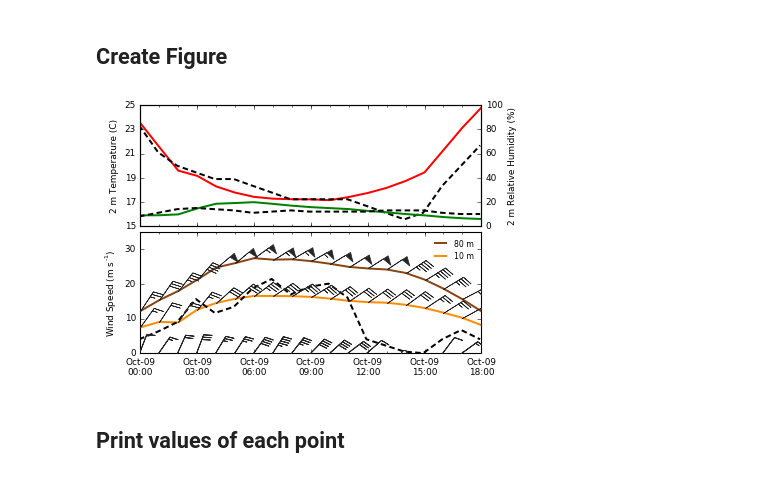
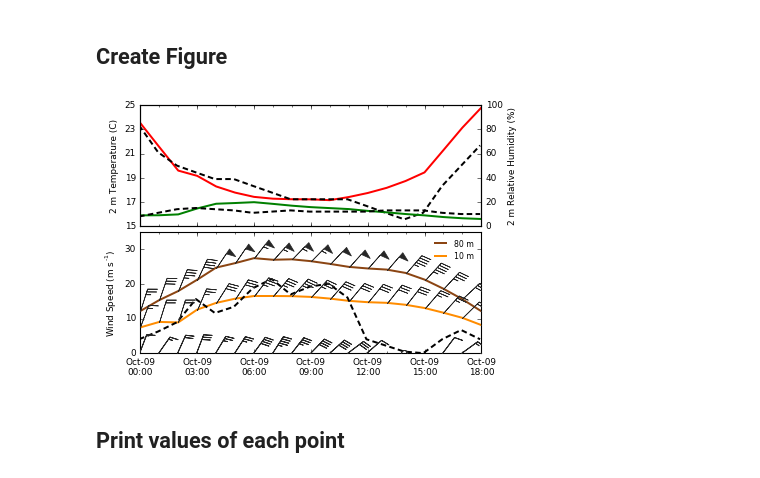
Before and after one commit to blaylockbk/pyBKB_v2, a Jupyter notebook: publications/OSG_Paper/Fig_03_Single_HRRR_forecast_with_MesoWest.ipynb, the cells around one changed output. Cells and saved outputs as stored; diff of their text form; code cells hidden in the pictures.

```diff
--- a/publications/OSG_Paper/Fig_03_Single_HRRR_forecast_with_MesoWest.ipynb
+++ b/publications/OSG_Paper/Fig_03_Single_HRRR_forecast_with_MesoWest.ipynb
@@ -90,17 +77,0 @@ def get_forecasts(fxx):
-# %%
-# Model run time
-DATE = datetime(2017, 10, 9, 0)
-
-# Get HRRR Forecast.
-#Pluck point from each forecasted grid using multiprocessing for faster retrieval.
-num_proc = multiprocessing.cpu_count()
-
-# Store values in a "pollywog"
-variables = ['TMP:2 m', 'RH:2 m', 'UGRD:10 m', 'VGRD:10 m', 'UGRD:80 m', 'VGRD:80 m']
-pollywogs = {}
-for i, var in enumerate(variables):
-    timer = datetime.now()
-    p = multiprocessing.Pool(num_proc)
-    pollywogs[var] = np.array(p.map(get_forecasts, range(19)))
-    p.close()
-    print 'Finished %02d/%02d in %s seconds \t %s' % (i+1, len(variables), (datetime.now()-timer).seconds, var)
@@ -113,0 +78,8 @@ Finished 06/06 in 2 seconds      VGRD:80 m
+# %%
+# Model run time
+DATE = datetime(2017, 10, 9, 0)
+
+TMP = point_hrrr_pollywog(DATE, 'TMP:2 m', lat=MWlat, lon=MWlon, verbose=False)
+RH = point_hrrr_pollywog(DATE, 'RH:2 m', lat=MWlat, lon=MWlon, verbose=False)
+UV10 = point_hrrr_pollywog(DATE, 'UVGRD:10 m', lat=MWlat, lon=MWlon, verbose=False)
+UV80 = point_hrrr_pollywog(DATE, 'UVGRD:80 m', lat=MWlat, lon=MWlon, verbose=False)
@@ -125,7 +102,7 @@ MWu, MWv = wind_spddir_to_uv(a['wind_speed'], a['wind_direction'])
 fig, (ax1, ax2) = plt.subplots(2, 1, sharex=True)
 
 # Temperature
-ax1.plot(pollywogs['TMP:2 m'][:,0], pollywogs['TMP:2 m'][:,1], color='red')
+ax1.plot(TMP[0], TMP[1]-273.15, color='red')
 ax1.plot(a['DATETIME'], a['air_temp'], linestyle='--', dashes=(5, 3), color='k')
 ax1.set_ylabel('2 m Temperature (C)')
 #ax1.xaxis.grid()
@@ -134,62 +111,59 @@ ax1.set_yticks(range(15,26,2))
 
 # Relative Humidity
 ax1b = ax1.twinx()
-ax1b.plot(pollywogs['RH:2 m'][:,0], pollywogs['RH:2 m'][:,1], color='green')
+ax1b.plot(RH[0], RH[1], color='green')
 ax1b.set_ylim([0,100])
 ax1b.set_ylabel('2 m Relative Humidity (%)')
 ax1b.plot(a['DATETIME'], a['relative_humidity'], linestyle='--', dashes=(5, 3), color='k')
 
 # Wind Speed
-spd10 = wind_uv_to_spd(pollywogs['UGRD:10 m'][:,1], pollywogs['VGRD:10 m'][:,1])
-spd80 = wind_uv_to_spd(pollywogs['UGRD:80 m'][:,1], pollywogs['VGRD:80 m'][:,1])
-
-ax2.plot(pollywogs['UGRD:80 m'][:,0], spd80, color='saddlebrown', label='80 m')
-ax2.plot(pollywogs['UGRD:10 m'][:,0], spd10, color='darkorange', label='10 m')
+ax2.plot(UV80[0], UV80[3], color='saddlebrown', label='80 m')
+ax2.plot(UV10[0], UV10[3], color='darkorange', label='10 m')
 ax2.plot(a['DATETIME'], a['wind_speed'], linestyle='--', dashes=(5, 3), color='k')
 
 # 10 m Wind Barbs
 # Barbs can not take a datetime object, so find the date indexes
-idx = mpl.dates.date2num(pollywogs['UGRD:10 m'][:,0])
+idx = mpl.dates.date2num(UV10[0])
 for i, d in enumerate(idx):
-    ax2.barbs(d, spd10[i], pollywogs['UGRD:10 m'][:,1][i], pollywogs['VGRD:10 m'][:,1][i],
+    ax2.barbs(d, UV10[3][i], UV10[1][i], UV10[2][i],
               length=6.5, linewidth=.65, zorder=10,
               barb_increments=dict(half=2.5, full=5, flag=25), color=[.15,.15,.15])
 
 # 80 m Wind Barbs
 # Barbs can not take a datetime object, so find the date indexes
-idx = mpl.dates.date2num(pollywogs['UGRD:80 m'][:,0])
+idx = mpl.dates.date2num(UV80[0])
 for i, d in enumerate(idx):
-    ax2.barbs(d, spd80[i], pollywogs['UGRD:80 m'][:,1][i], pollywogs['VGRD:80 m'][:,1][i],
+    ax2.barbs(d, UV80[3][i], UV80[1][i], UV80[2][i],
               length=6.5, linewidth=.65, zorder=10,
               barb_increments=dict(half=2.5, full=5, flag=25), color=[.15,.15,.15])
 
 # MesoWest Wind Barbs
 # Barbs can not take a datetime object, so find the date indexes
 idx = mpl.dates.date2num(a['DATETIME'])
 for i, d in enumerate(idx):
     ax2.barbs(d, 0, MWu[i], MWv[i],
               length=6, linewidth=.85, zorder=10,
               barb_increments=dict(half=2.5, full=5, flag=25), color=[.15,.15,.15])
 
 
 #ax2.xaxis.grid()
 ax2.set_ylim([0,35])
 ax2.set_yticks(range(0,40,10))
 ax2.set_ylabel(r'Wind Speed (m s$\mathregular{^{-1}}$)')
 ax2.xaxis.set_major_formatter(formatter)
 ax2.xaxis.set_major_locator(mdates.HourLocator(range(0, 24, 3)))
 ax2.xaxis.set_minor_locator(mdates.HourLocator(range(0, 24, 1)))
 
 legend = ax2.legend(frameon=True, framealpha=.8, loc='best')
 legend.get_frame().set_linewidth(0)
 
 ax2.set_xlim([DATE, DATE+timedelta(hours=18)])
 
 #ax1.set_title('%s HRRR forecast initialized %s' % (stn, DATE.strftime('%Y-%b-%d %H:%M UTC')))
 
 plt.savefig('./figs/Fig_03_%s_forecast_initialized_%s' % (stn, DATE.strftime('%Y%m%d_%H%M_UTC')))
 # %% [output]
-[figure, old version]
+[figure, new version]
 # %% [markdown]
 ## Print values of each point
 # %%
```
Also changed, not shown: parts of 4 cells of this notebook, 7 other files.
